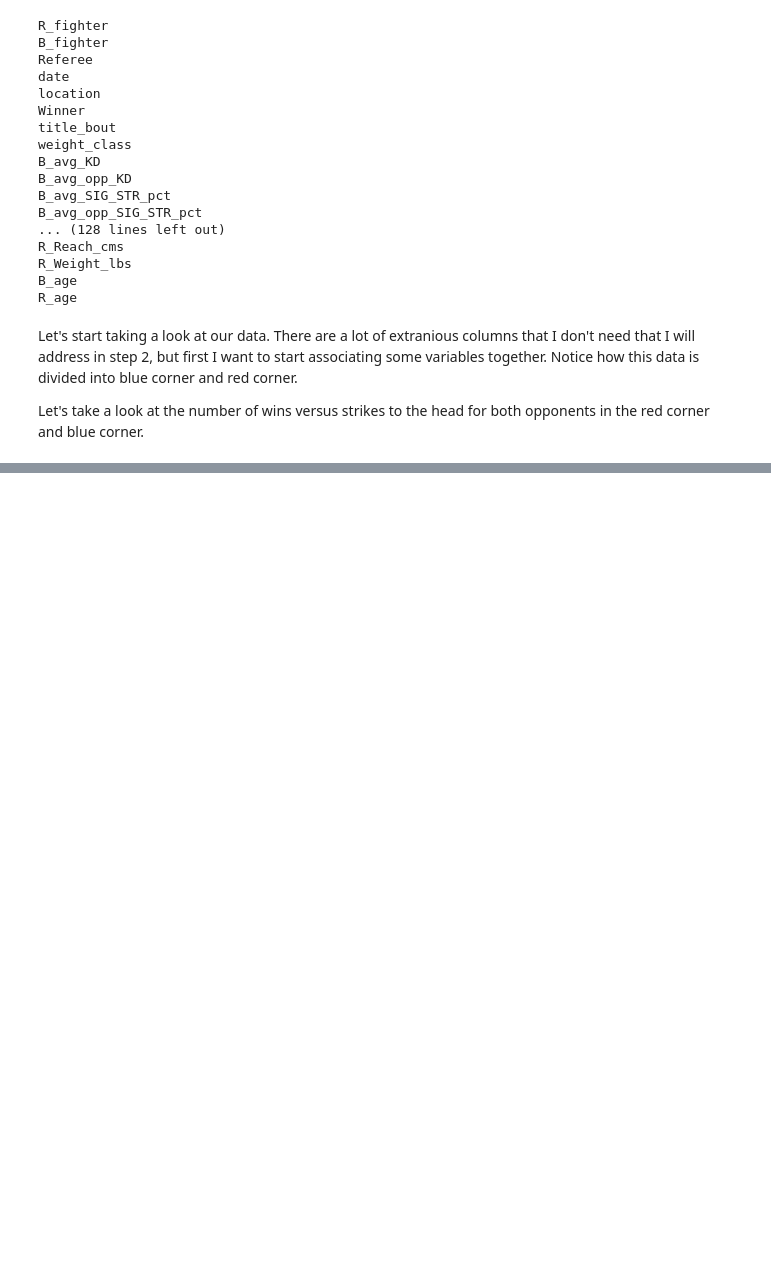
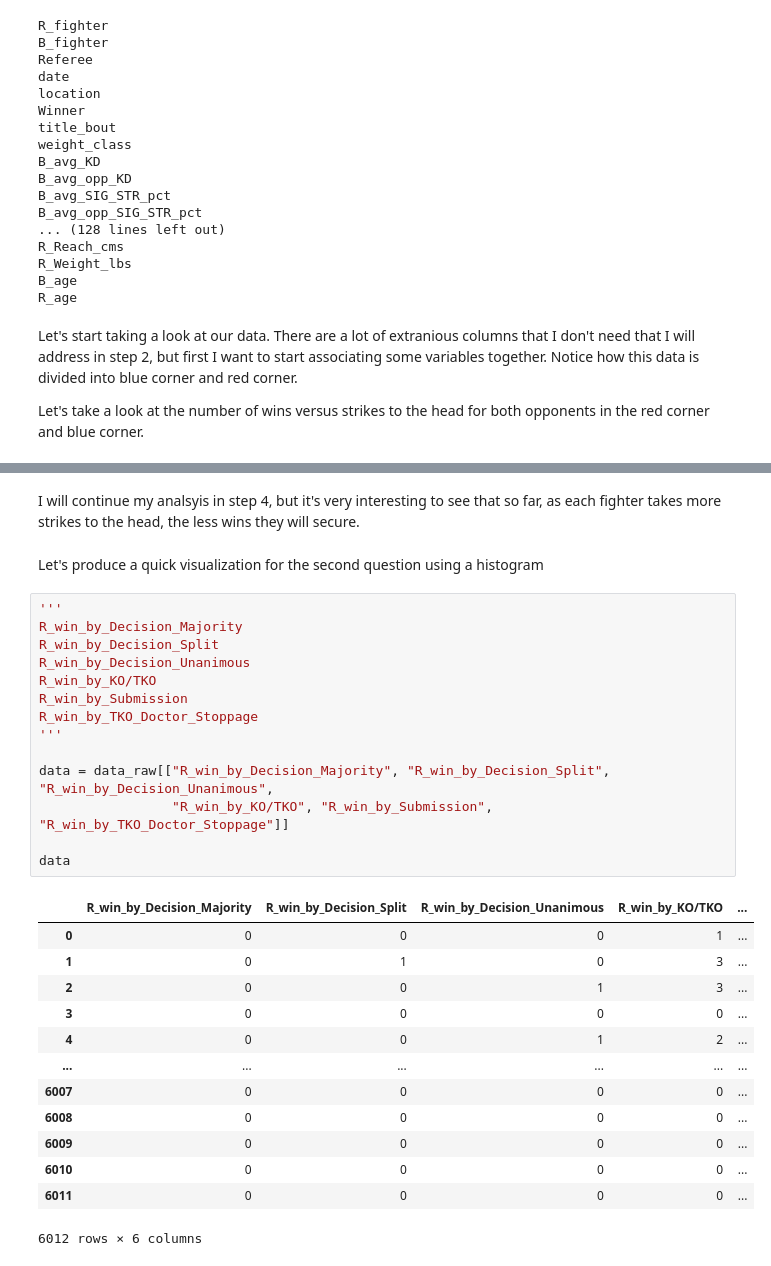
Before and after one commit to ubco-W2022T1-cosc301/project-group20, a Jupyter notebook: notebooks/analysis2.ipynb, the cells around one changed output, grey strips where cells are left out. Saved outputs shown, nothing was run; the diff lists cells and outputs as text; blank space fills up the shorter version.

```diff
--- a/notebooks/analysis2.ipynb
+++ b/notebooks/analysis2.ipynb
@@ -77,0 +104,32 @@ Let's take a look at the number of wins versus strikes to the head for both oppo
+# %% [markdown]
+I will continue my analsyis in step 4, but it's very interesting to see that so far, as each fighter takes more strikes to the head, the less wins they will secure.
+# %% [markdown]
+Let's produce a quick visualization for the second question using a histogram
+# %%
+'''
+R_win_by_Decision_Majority
+R_win_by_Decision_Split
+R_win_by_Decision_Unanimous
+R_win_by_KO/TKO
+R_win_by_Submission
+R_win_by_TKO_Doctor_Stoppage
+'''
+
+data = data_raw[["R_win_by_Decision_Majority", "R_win_by_Decision_Split", "R_win_by_Decision_Unanimous",
+                 "R_win_by_KO/TKO", "R_win_by_Submission", "R_win_by_TKO_Doctor_Stoppage"]]
+
+data
+# %% [output]
+|  | R_win_by_Decision_Majority | R_win_by_Decision_Split | R_win_by_Decision_Unanimous | R_win_by_KO/TKO | ... |
+| 0 | 0 | 0 | 0 | 1 | ... |
+| 1 | 0 | 1 | 0 | 3 | ... |
+| 2 | 0 | 0 | 1 | 3 | ... |
+| 3 | 0 | 0 | 0 | 0 | ... |
+| 4 | 0 | 0 | 1 | 2 | ... |
+| ... | ... | ... | ... | ... | ... |
+| 6007 | 0 | 0 | 0 | 0 | ... |
+| 6008 | 0 | 0 | 0 | 0 | ... |
+| 6009 | 0 | 0 | 0 | 0 | ... |
+| 6010 | 0 | 0 | 0 | 0 | ... |
+| 6011 | 0 | 0 | 0 | 0 | ... |
+6012 rows × 6 columns
```
Also changed, not shown: parts of 2 cells of this notebook.
